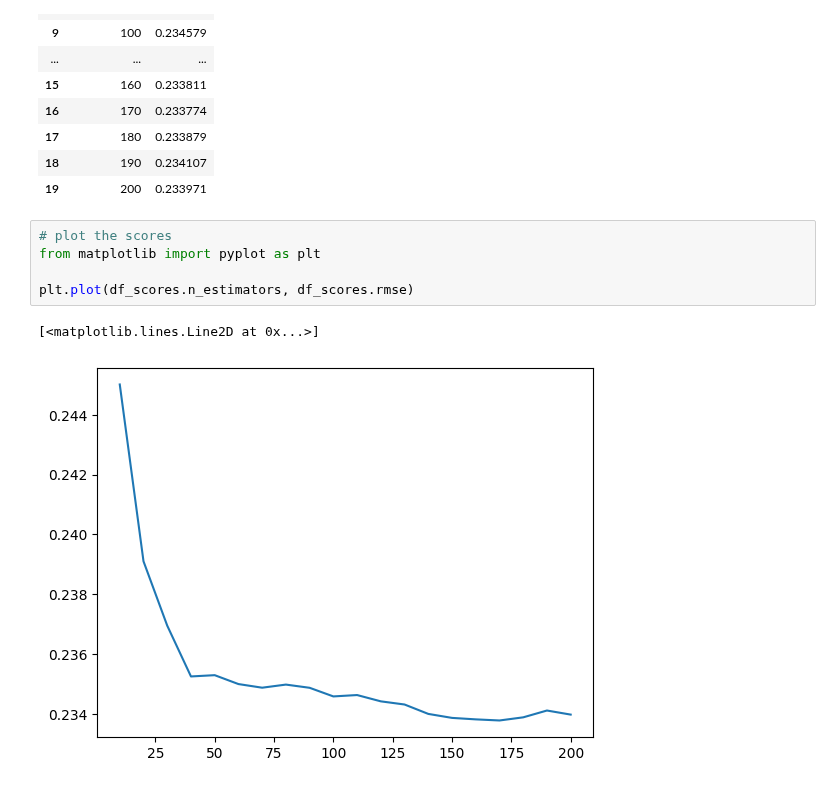
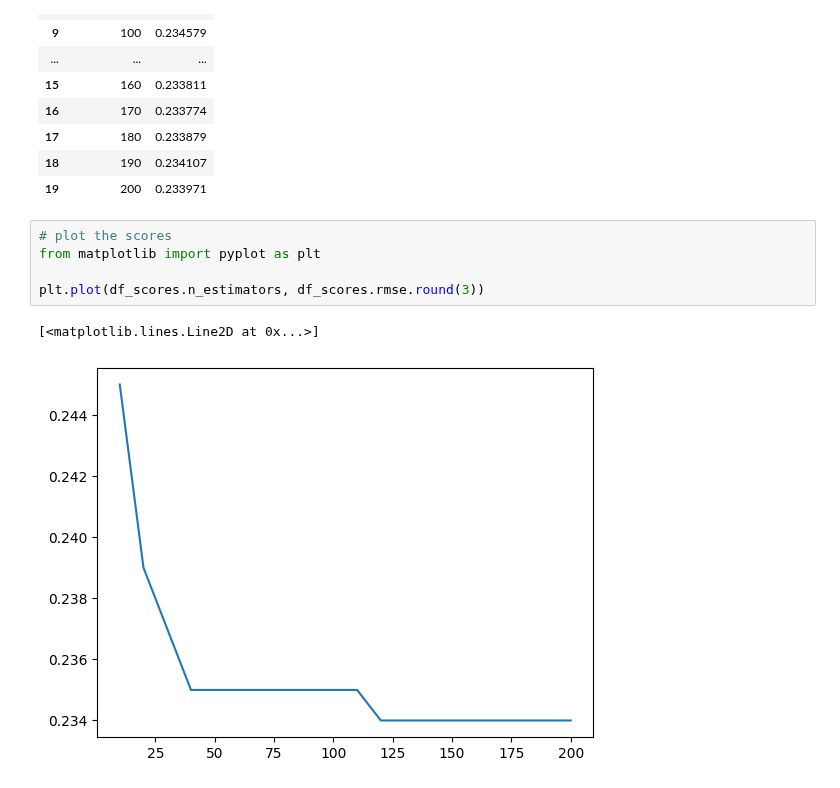
Before and after one commit to sarah-zhan/ml, a Jupyter notebook: week6/week6.ipynb, the cells around one changed output. Drawn from its saved outputs; the diff is of its cells as text.

```diff
--- a/week6/week6.ipynb
+++ b/week6/week6.ipynb
@@ -261,8 +261,8 @@ df_scores
 # %%
 # plot the scores
 from matplotlib import pyplot as plt
 
-plt.plot(df_scores.n_estimators, df_scores.rmse)
+plt.plot(df_scores.n_estimators, df_scores.rmse.round(3))
 # %% [output]
 [<matplotlib.lines.Line2D at 0x...>]
-[figure, old version]
+[figure, new version]
```
Also changed, not shown: parts of 4 cells of this notebook.
